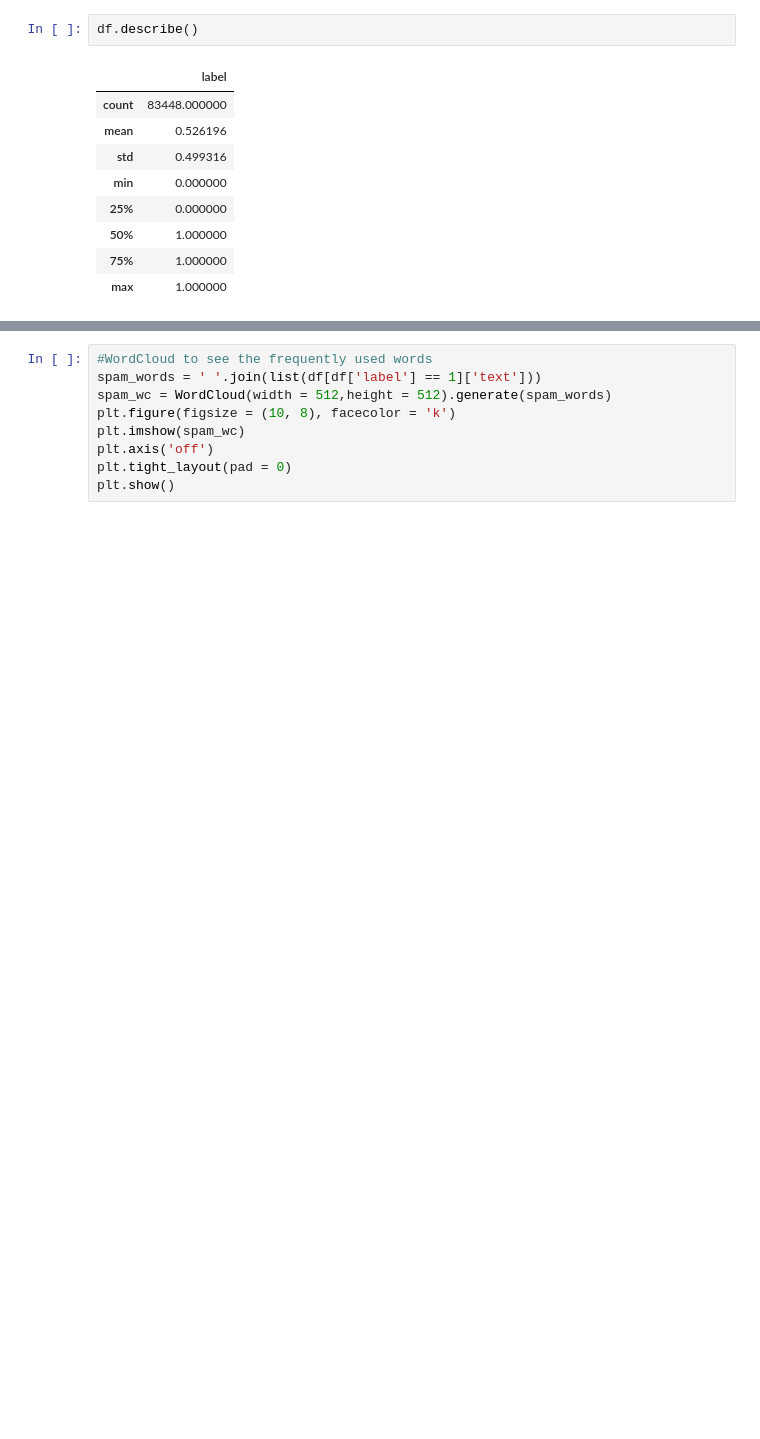
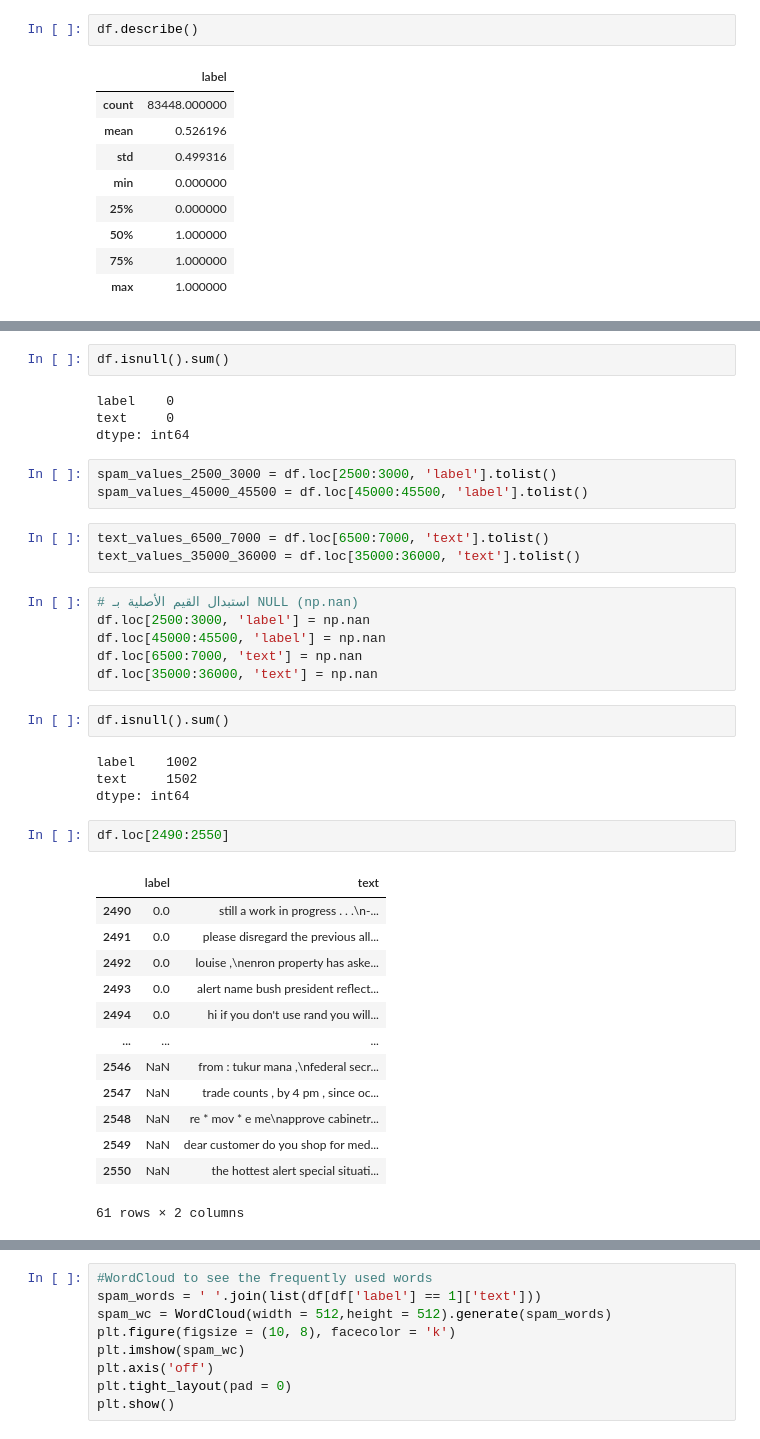
Before and after one commit to ahmedgamal7474/Email-Spam, a Jupyter notebook: Email Spam Classifier.ipynb, the cells around one changed output, grey strips where cells are left out. Saved outputs shown, nothing was run; the diff lists cells and outputs as text; blank space fills up the shorter version.

```diff
--- a/Email Spam Classifier.ipynb
+++ b/Email Spam Classifier.ipynb
@@ -55,0 +58,40 @@ df.describe()
+# %%
+df.isnull().sum()
+# %% [output]
+label    0
+text     0
+dtype: int64
+# %%
+spam_values_2500_3000 = df.loc[2500:3000, 'label'].tolist()
+spam_values_45000_45500 = df.loc[45000:45500, 'label'].tolist()
+# %%
+text_values_6500_7000 = df.loc[6500:7000, 'text'].tolist()
+text_values_35000_36000 = df.loc[35000:36000, 'text'].tolist()
+# %%
+# استبدال القيم الأصلية بـ NULL (np.nan)
+df.loc[2500:3000, 'label'] = np.nan
+df.loc[45000:45500, 'label'] = np.nan
+df.loc[6500:7000, 'text'] = np.nan
+df.loc[35000:36000, 'text'] = np.nan
+# %%
+df.isnull().sum()
+# %% [output]
+label    1002
+text     1502
+dtype: int64
+# %%
+df.loc[2490:2550]
+# %% [output]
+|  | label | text |
+| 2490 | 0.0 | still a work in progress . . .\n-... |
+| 2491 | 0.0 | please disregard the previous all... |
+| 2492 | 0.0 | louise ,\nenron property has aske... |
+| 2493 | 0.0 | alert name bush president reflect... |
+| 2494 | 0.0 | hi if you don't use rand you will... |
+| ... | ... | ... |
+| 2546 | NaN | from : tukur mana ,\nfederal secr... |
+| 2547 | NaN | trade counts , by 4 pm , since oc... |
+| 2548 | NaN | re * mov * e me\napprove cabinetr... |
+| 2549 | NaN | dear customer do you shop for med... |
+| 2550 | NaN | the hottest alert special situati... |
+61 rows × 2 columns
```
Also changed, not shown: parts of 7 cells of this notebook.
